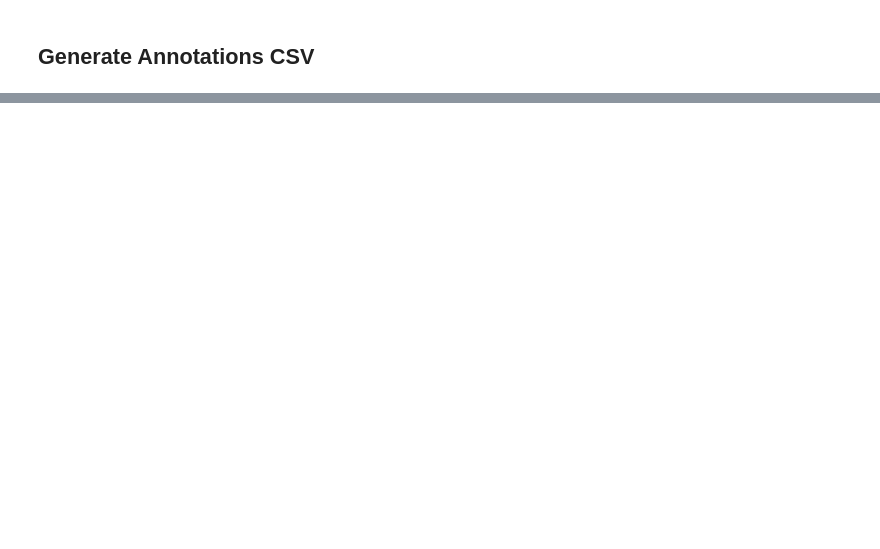
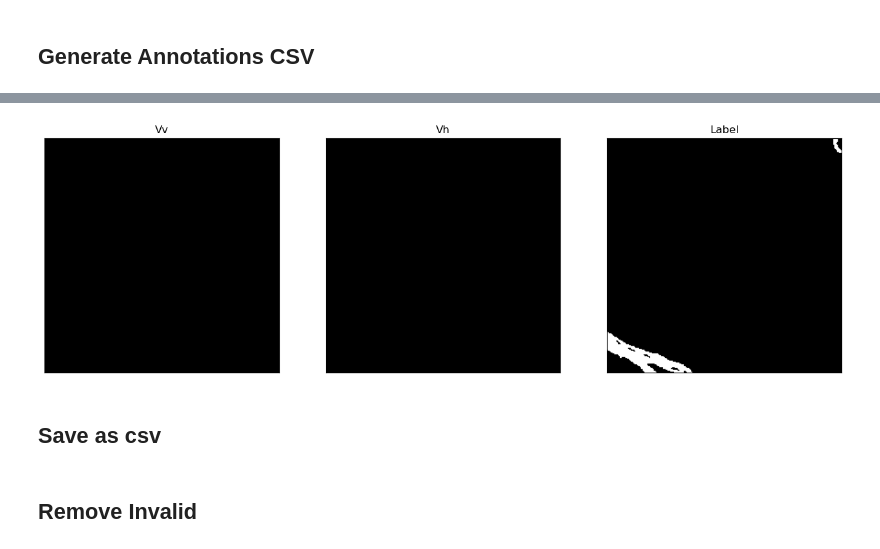
Before and after one commit to khizon/SAR_flood_segmentation, a Jupyter notebook: src/data_exploration.ipynb, the cells around one changed output, grey strips where cells are left out. Cells and saved outputs as stored; diff of their text form; code cells hidden in the pictures; blank space fills up the shorter version.

```diff
--- a/src/data_exploration.ipynb
+++ b/src/data_exploration.ipynb
@@ -50,0 +57,2 @@ val_df.shape
+# %%
+train_df['has_mask'] = train_df['flood_label_path'].apply(df_utils.has_mask)
@@ -50,0 +75,3 @@ val_df.shape
+# %%
+train_df['invalid'] = (train_df['vv_image_path'].apply(df_utils.remove_binary))
+val_df['invalid'] = (val_df['vv_image_path'].apply(df_utils.remove_binary))
@@ -50,0 +97,28 @@ val_df.shape
+# %%
+idx = 18103
+vv_img = imread(train_df.iloc[idx]['vv_image_path'], as_gray=True)
+vh_img = imread(train_df.iloc[idx]['vh_image_path'], as_gray=True)
+label_img = imread(train_df.iloc[idx]['flood_label_path'], as_gray=True)
+# %%
+def visualize(images):
+    """PLot images in one row."""
+    n = len(images)
+    plt.figure(figsize=(16, 5))
+    for i, (name, image) in enumerate(images.items()):
+        plt.subplot(1, n, i + 1)
+        plt.xticks([])
+        plt.yticks([])
+        plt.title(' '.join(name.split('_')).title())
+        plt.imshow(image, cmap='gray')
+    plt.show()
+# %%
+images = {
+    'vv': vv_img,
+    'vh': vh_img,
+    'label': label_img,
+}
+visualize(images=images)
+# %% [output]
+[figure, added]
+# %% [markdown]
+## Save as csv
@@ -50,0 +128,2 @@ val_df.shape
+# %% [markdown]
+## Remove Invalid
```
Also changed, not shown: parts of 26 cells of this notebook, 3 other files.
